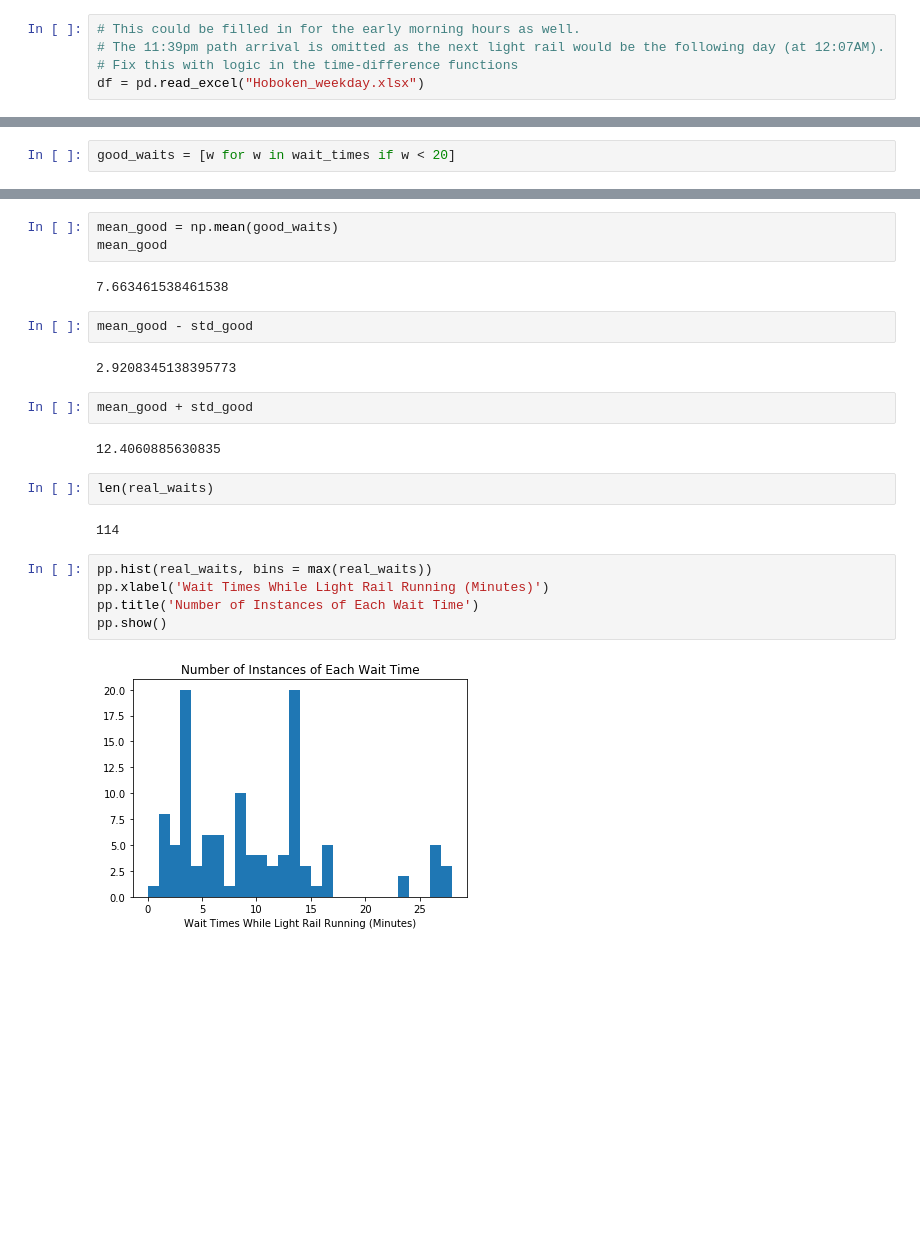
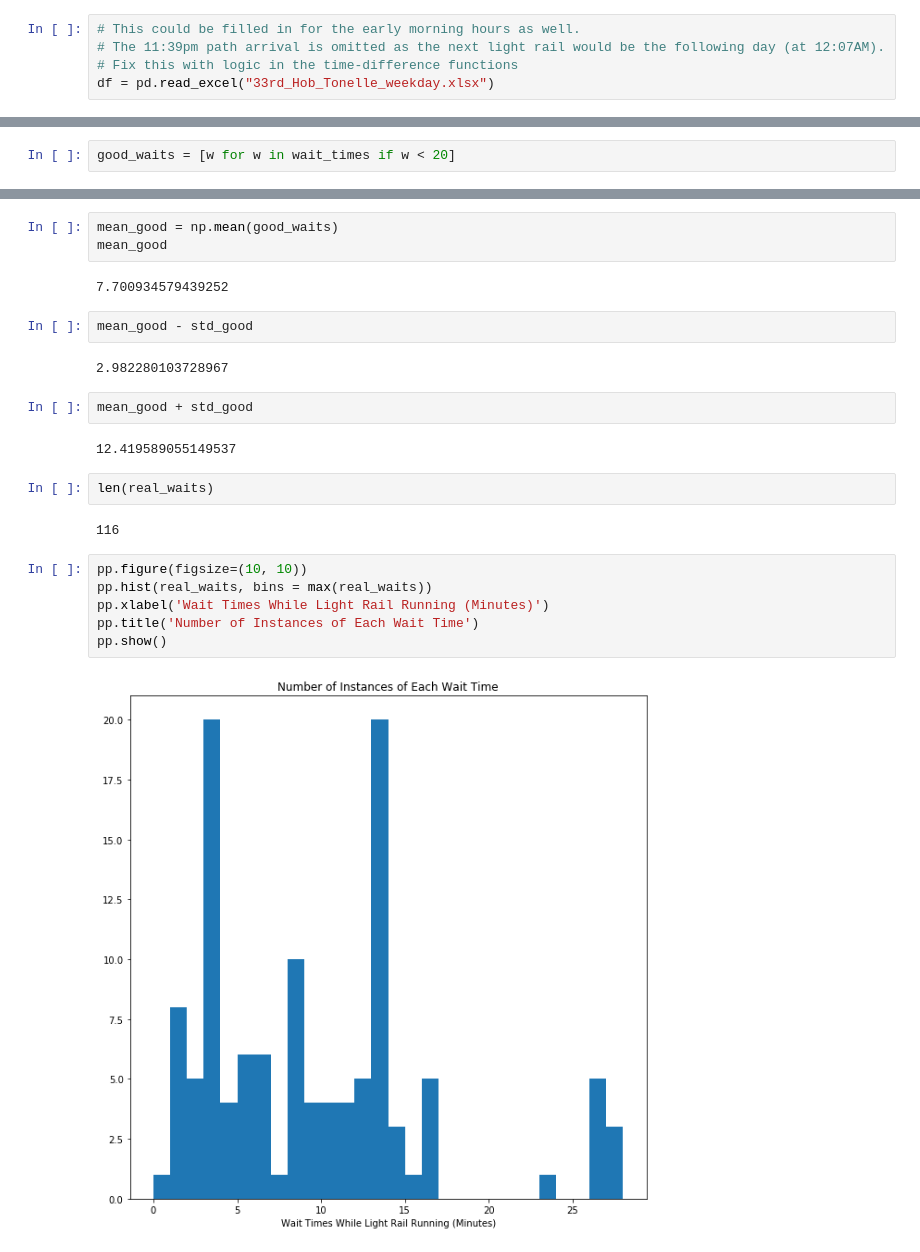
Before and after one commit to davidmasse/blog-lightrail-path, a Jupyter notebook: wait_times_explored.ipynb, the cells around one changed output, grey strips where cells are left out. Saved outputs shown, nothing was run; the diff lists cells and outputs as text; blank space fills up the shorter version.

```diff
--- a/wait_times_explored.ipynb
+++ b/wait_times_explored.ipynb
@@ -6,7 +6,7 @@ import matplotlib.pyplot as pp
 # This could be filled in for the early morning hours as well.
 # The 11:39pm path arrival is omitted as the next light rail would be the following day (at 12:07AM).
 # Fix this with logic in the time-difference functions
-df = pd.read_excel("Hoboken_weekday.xlsx")
+df = pd.read_excel("33rd_Hob_Tonelle_weekday.xlsx")
 # %%
 path = df.PATH_arrival_Hoboken_weekday
 path.dropna(inplace = True)
@@ -115,23 +115,24 @@ std_good
 mean_good = np.mean(good_waits)
 mean_good
 # %% [output]
-7.663461538461538
+7.700934579439252
 # %%
 mean_good - std_good
 # %% [output]
-2.9208345138395773
+2.982280103728967
 # %%
 mean_good + std_good
 # %% [output]
-12.4060885630835
+12.419589055149537
 # %%
 len(real_waits)
 # %% [output]
-114
+116
 # %%
+pp.figure(figsize=(10, 10))
 pp.hist(real_waits, bins = max(real_waits))
 pp.xlabel('Wait Times While Light Rail Running (Minutes)')
 pp.title('Number of Instances of Each Wait Time')
 pp.show()
 # %% [output]
-[figure, old version]
+[figure, new version]
```
Also changed, not shown: parts of 9 cells of this notebook, 7 other files.
